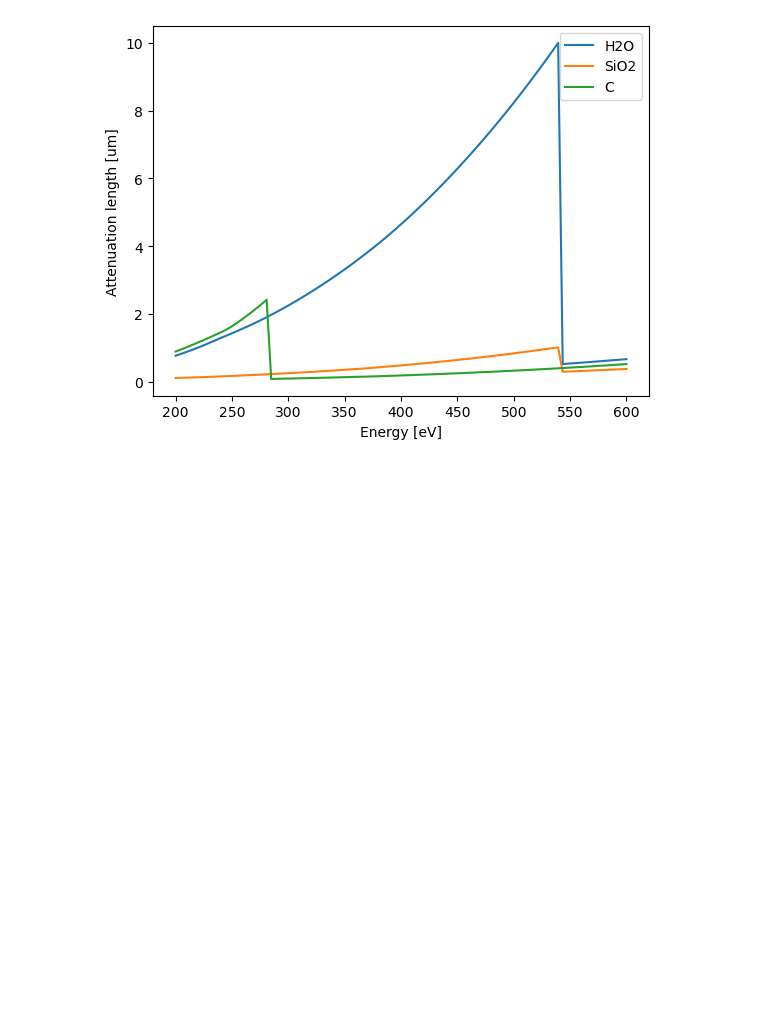
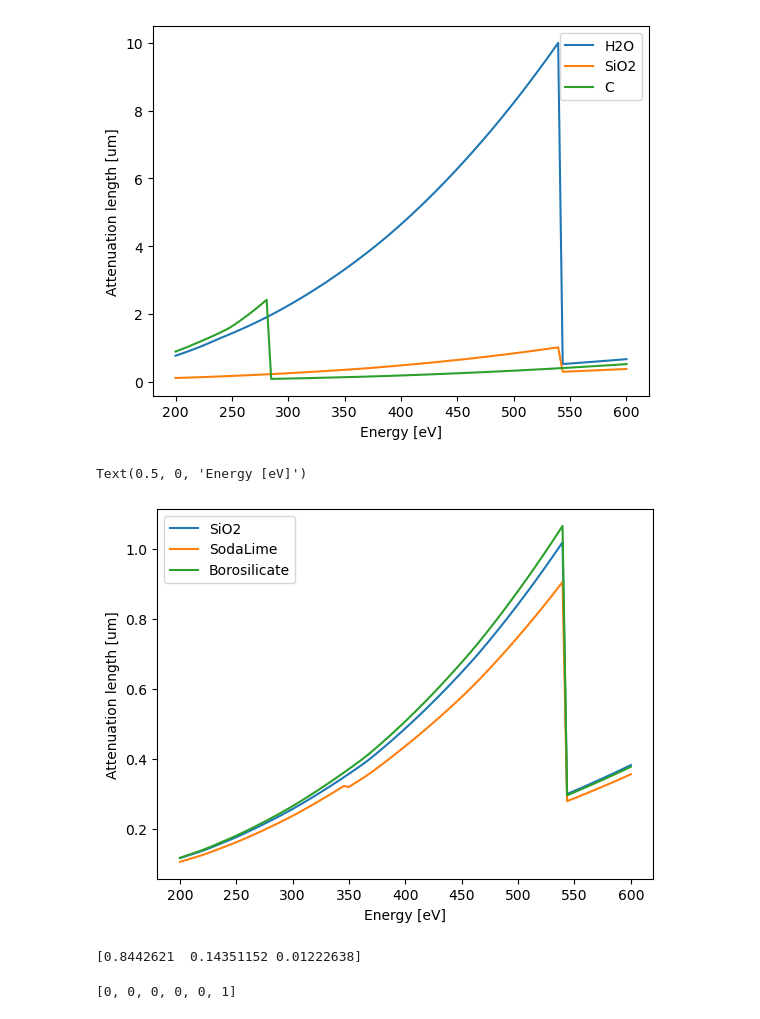
Before and after one commit to axarekma/SXT_LAC, a Jupyter notebook: Example.ipynb, the cells around one changed output. Drawn from its saved outputs; the diff is of its cells as text; code cells hidden in the pictures; blank space fills up the shorter version.

Commit message:
add mixtures

```diff
--- a/Example.ipynb
+++ b/Example.ipynb
@@ -27,0 +31,36 @@ plt.xlabel('Energy [eV]')
+# %%
+from sxtlac.lac import LAC_mixture
+
+lac_SiO2 = LAC('SiO2',2.2)(xx)
+sodalime = LAC_mixture(('SiO2',74),
+                       ('Na2O',13),
+                       ('CaO',1.3),
+                       2.52)
+
+borosilicate = LAC_mixture(('SiO2',81),
+                           ('B2O3',12.5),
+                           ('Na2O',4),
+                           ('AlO3',2.2)
+                           ,2.235)
+
+xx = np.linspace(200, 600, 100)
+plt.plot(xx, 1/lac_SiO2,label = 'SiO2')
+plt.plot(xx, 1/sodalime(xx),label = 'SodaLime')
+plt.plot(xx, 1/borosilicate(xx),label = 'Borosilicate')
+plt.legend()
+plt.ylabel('Attenuation length [um]')
+plt.xlabel('Energy [eV]')
+# %% [output]
+Text(0.5, 0, 'Energy [eV]')
+[figure, added]
+# %%
+sodalime = LAC_mixture(('SiO2',74),
+                       ('Na2O',13),
+                       ('CaO',1),
+                       2.52)
+# %% [output]
+[0.8442621  0.14351152 0.01222638]
+# %%
+5*[0]+[1]
+# %% [output]
+[0, 0, 0, 0, 0, 1]
```
Also changed, not shown: parts of 6 cells of this notebook, 2 other files.
